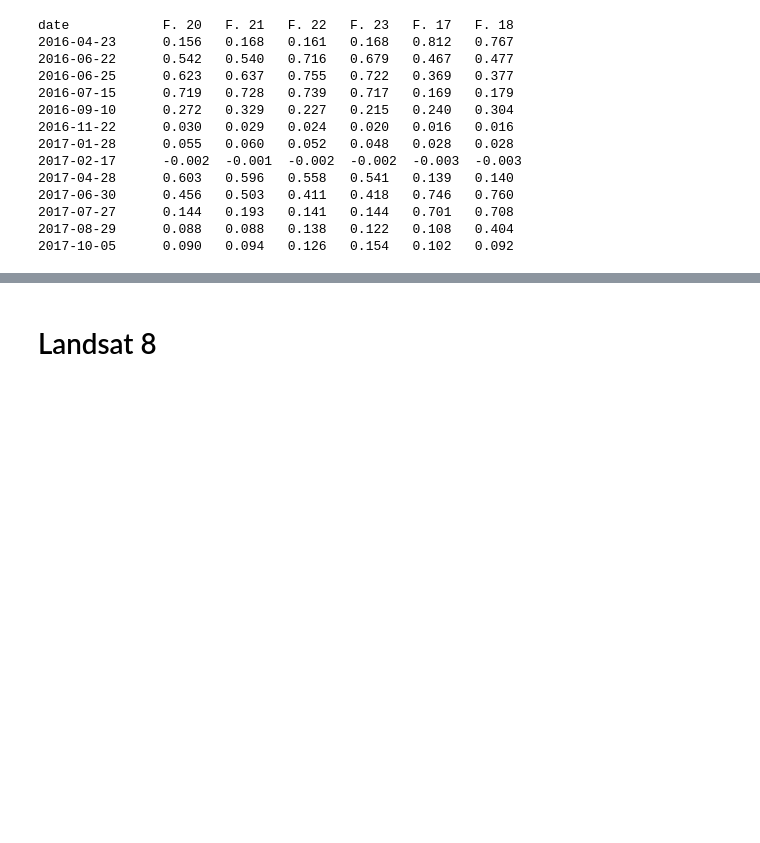
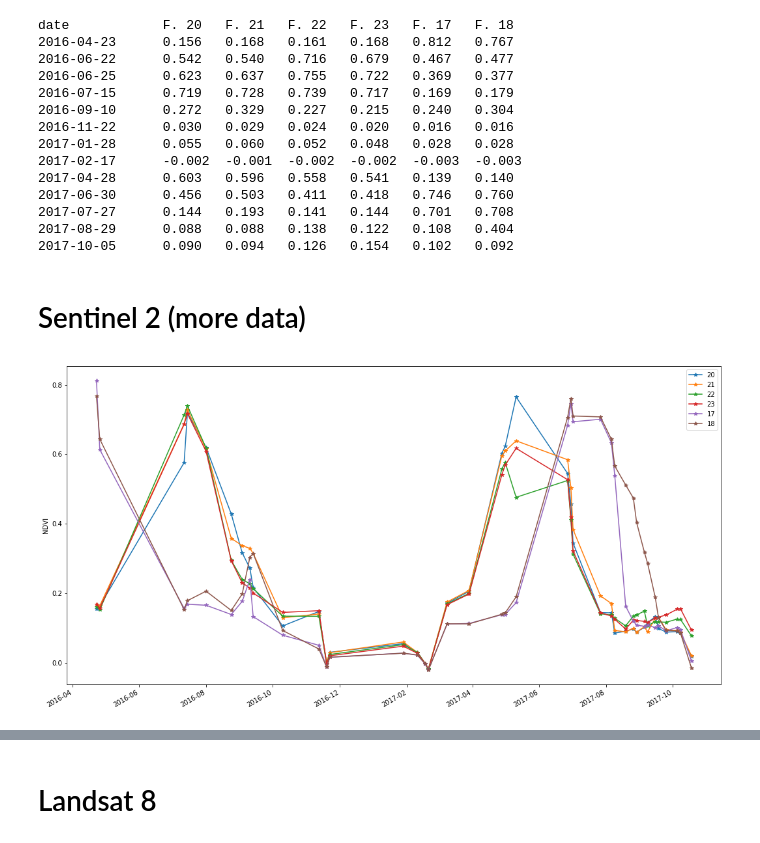
Before and after one commit to mosin26/agriculture, a Jupyter notebook: rostov.ipynb, the cells around one changed output, grey strips where cells are left out. Cells and saved outputs as stored; diff of their text form; code cells hidden in the pictures; blank space fills up the shorter version.

Commit message:
Add more data for Sentinel

```diff
--- a/rostov.ipynb
+++ b/rostov.ipynb
@@ -137,3 +137,43 @@ date            F. 20   F. 21   F. 22   F. 23   F. 17   F. 18
 2017-07-27      0.144   0.193   0.141   0.144   0.701   0.708
 2017-08-29      0.088   0.088   0.138   0.122   0.108   0.404
 2017-10-05      0.090   0.094   0.126   0.154   0.102   0.092
+# %% [markdown]
+# Sentinel 2 (more data)
+# %%
+root = '/Users/vasilii/Desktop/sentinel/'
+for folder in next(os.walk(root))[1]:
+    date = re.findall('(\d+)T', folder)[-1]
+    for granule in next(os.walk(root+folder+'/GRANULE'))[1]:
+        if 'T37TFM' in granule:
+            for image in next(os.walk(root+folder+'/GRANULE/'+granule+'/IMG_DATA'))[2]:
+                if '_B04.jp2' in image:
+                    band_04 = rasterio.open(root+folder+'/GRANULE/'+granule+'/IMG_DATA/'+image)
+                elif '_B08.jp2' in image:
+                    band_08 = rasterio.open(root+folder+'/GRANULE/'+granule+'/IMG_DATA/'+image)
+
+    for field_name in field_names:
+        masked_04 = mask(band_04, fields[field_name], nodata=0, crop=True)
+        masked_08 = mask(band_08, fields[field_name], nodata=0, crop=True)
+
+        field_04 = masked_04[0].data[0].astype('int16')
+        field_08 = masked_08[0].data[0].astype('int16')
+
+        field_04 = field_04[np.nonzero(field_04)]
+        field_08 = field_08[np.nonzero(field_08)]
+
+        ndvis[field_name][datetime.datetime.strptime(date, '%Y%m%d').date()] = np.mean((field_08-field_04)/
+                                                                                         (field_08+field_04))
+
+    band_04.close()
+    band_08.close()
+# %%
+plt.figure(figsize=(18,10))
+for field_name in field_names:
+    plt.plot(sorted(ndvis[field_name]), [ndvis[field_name][date] for date in sorted(ndvis[field_name])],
+             '*-', label=field_name)
+plt.gcf().autofmt_xdate()
+plt.legend()
+plt.ylabel('NDVI')
+plt.show()
+# %% [output]
+[figure, added]
```
Also changed, not shown: parts of 2 cells of this notebook.
